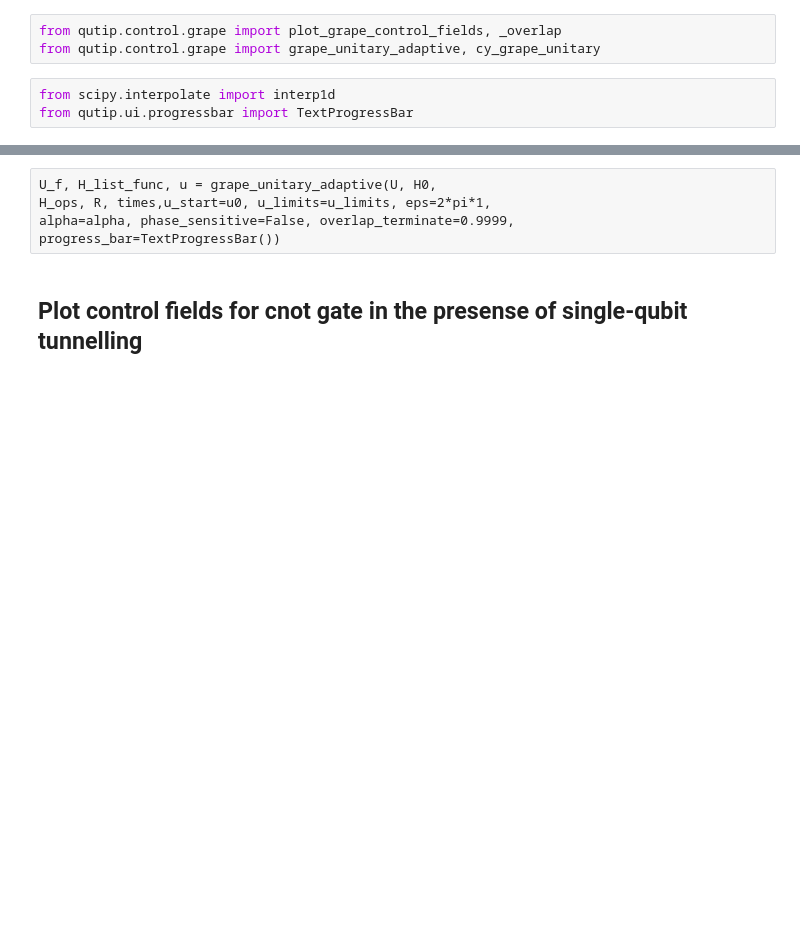
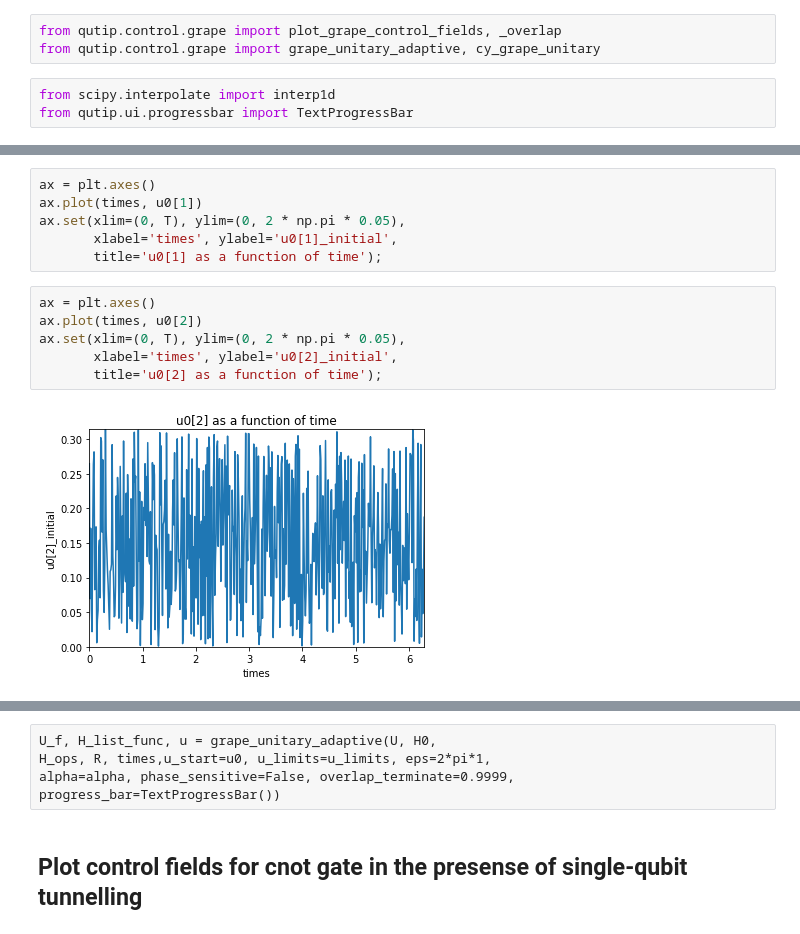
Before and after one commit to TejasAvinashShetty/openq_grape, a Jupyter notebook: GRAPE_pristine/c-g-cnot-explained.ipynb, the cells around one changed output, grey strips where cells are left out. Drawn from its saved outputs; the diff is of its cells as text; blank space fills up the shorter version.

```diff
--- a/GRAPE_pristine/c-g-cnot-explained.ipynb
+++ b/GRAPE_pristine/c-g-cnot-explained.ipynb
@@ -95,0 +139,14 @@ u0
+# %%
+ax = plt.axes()
+ax.plot(times, u0[1])
+ax.set(xlim=(0, T), ylim=(0, 2 * np.pi * 0.05),
+       xlabel='times', ylabel='u0[1]_initial',
+       title='u0[1] as a function of time');
+# %%
+ax = plt.axes()
+ax.plot(times, u0[2])
+ax.set(xlim=(0, T), ylim=(0, 2 * np.pi * 0.05),
+       xlabel='times', ylabel='u0[2]_initial',
+       title='u0[2] as a function of time');
+# %% [output]
+[figure, added]
```
Also changed, not shown: parts of 42 cells of this notebook, 4 other files.
